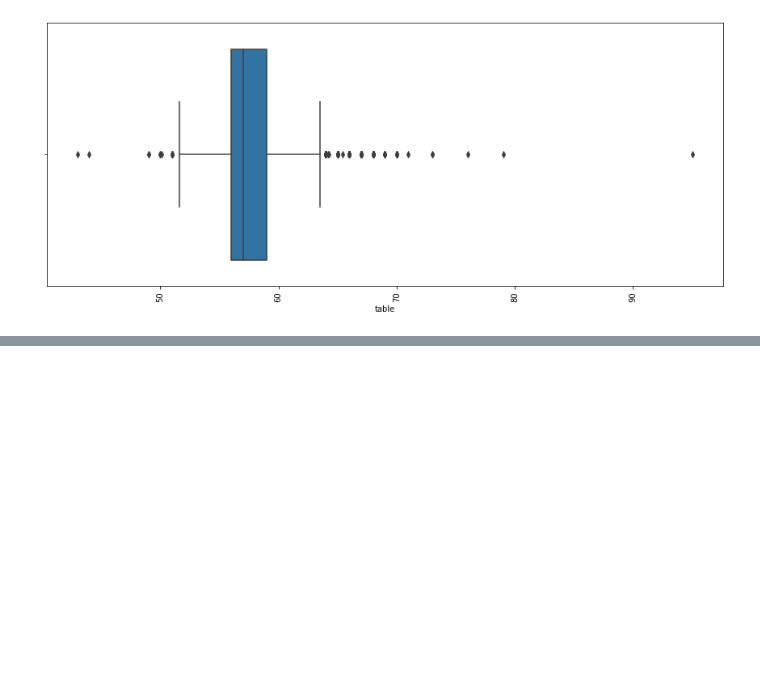
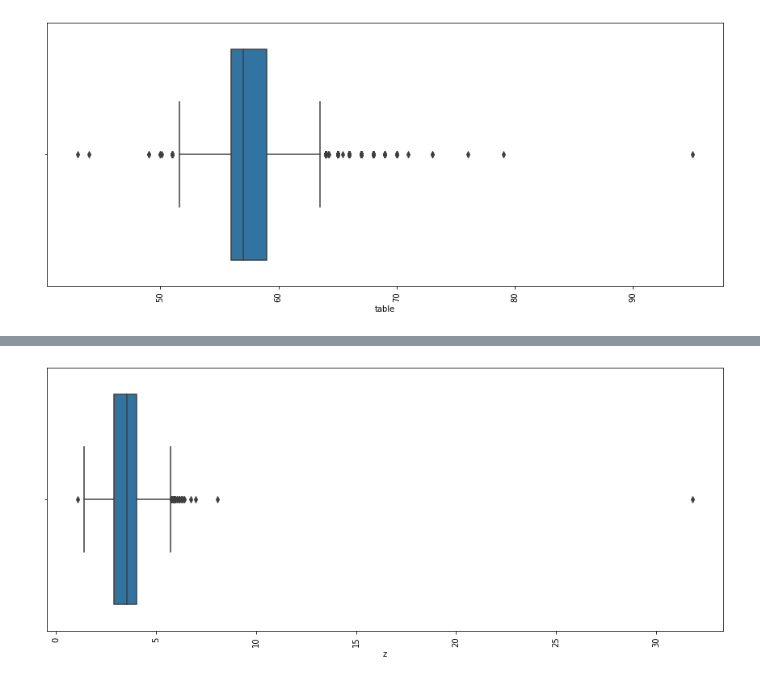
Before and after one commit to Anupam-2105/ML-Projects, a Jupyter notebook: Diamond_Price_Predictor.ipynb, the cells around one changed output, grey strips where cells are left out. Saved outputs shown, nothing was run; the diff lists cells and outputs as text; code cells hidden in the pictures; blank space fills up the shorter version.

```diff
--- a/Diamond_Price_Predictor.ipynb
+++ b/Diamond_Price_Predictor.ipynb
@@ -257,0 +274,7 @@ plt.show()
+# %%
+plt.figure(figsize=(15,6))
+sns.boxplot(diamond_data['z'])
+plt.xticks(rotation = 90)
+plt.show()
+# %% [output]
+[figure, added]
```
Also changed, not shown: parts of 3 cells of this notebook.
